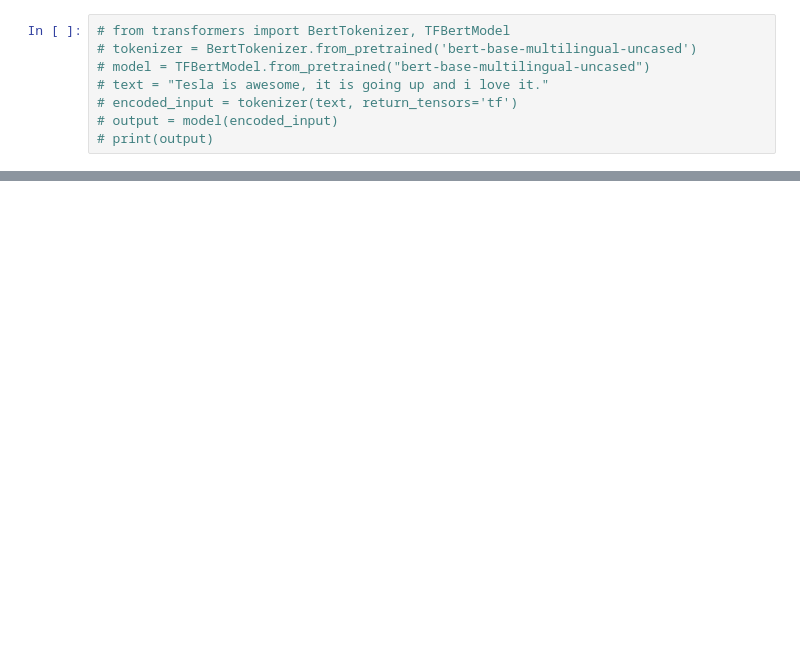
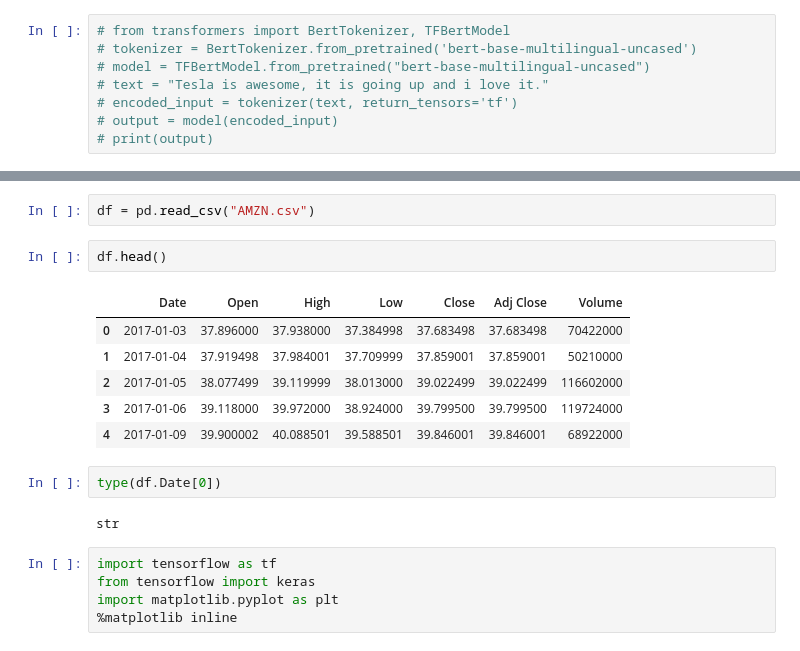
Before and after one commit to ats7800/Fintech-Club-We-Give-Up, a Jupyter notebook: Testing tweets.ipynb, the cells around one changed output, grey strips where cells are left out. Drawn from its saved outputs; the diff is of its cells as text; blank space fills up the shorter version.

```diff
--- a/Testing tweets.ipynb
+++ b/Testing tweets.ipynb
@@ -190,0 +249,20 @@ sentimentResult = sentiment_pipeline(tweet_texts)
+# %%
+df = pd.read_csv("AMZN.csv")
+# %%
+df.head()
+# %% [output]
+|  | Date | Open | High | Low | Close | Adj Close | Volume |
+| 0 | 2017-01-03 | 37.896000 | 37.938000 | 37.384998 | 37.683498 | 37.683498 | 70422000 |
+| 1 | 2017-01-04 | 37.919498 | 37.984001 | 37.709999 | 37.859001 | 37.859001 | 50210000 |
+| 2 | 2017-01-05 | 38.077499 | 39.119999 | 38.013000 | 39.022499 | 39.022499 | 116602000 |
+| 3 | 2017-01-06 | 39.118000 | 39.972000 | 38.924000 | 39.799500 | 39.799500 | 119724000 |
+| 4 | 2017-01-09 | 39.900002 | 40.088501 | 39.588501 | 39.846001 | 39.846001 | 68922000 |
+# %%
+type(df.Date[0])
+# %% [output]
+str
+# %%
+import tensorflow as tf
+from tensorflow import keras
+import matplotlib.pyplot as plt
+%matplotlib inline
```
Also changed, not shown: parts of 40 cells of this notebook, 1 other file.
